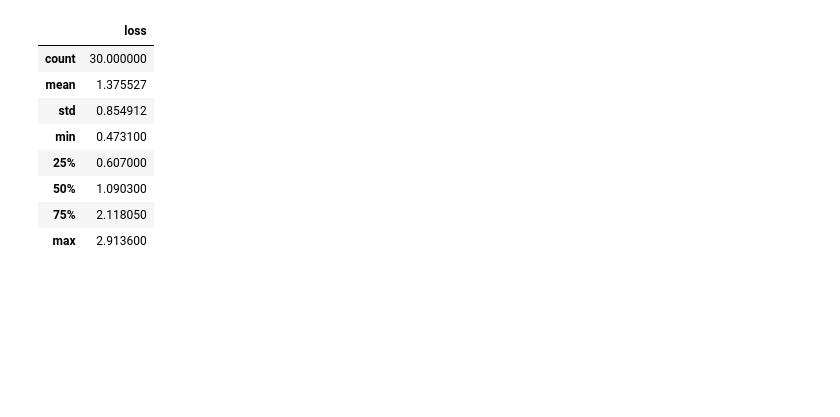
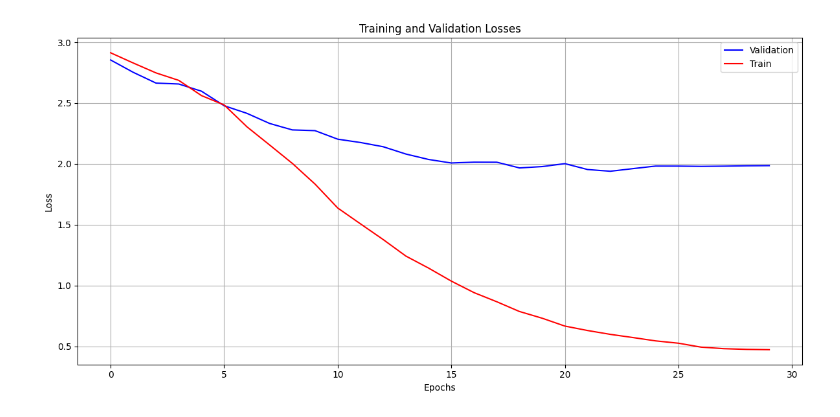
Before and after one commit to Akirahai/AI4SOL_KC, a Jupyter notebook: Train_log_history.ipynb, the cells around one changed output. Cells and saved outputs as stored; diff of their text form; code cells hidden in the pictures; blank space fills up the shorter version.

```diff
--- a/Train_log_history.ipynb
+++ b/Train_log_history.ipynb
@@ -23,12 +23,20 @@ df[['epoch', 'eval_loss', 'train_loss']]
-# %%
-df[['loss']].describe()
-# %% [output]
-|  | loss |
-| count | 30.000000 |
-| mean | 1.375527 |
-| std | 0.854912 |
-| min | 0.473100 |
-| 25% | 0.607000 |
-| 50% | 1.090300 |
-| 75% | 2.118050 |
-| max | 2.913600 |
+# %%
+import matplotlib.pyplot as plt
+
+plt.figure(figsize=(12, 6))
+
+# Plot validation loss
+plt.plot(df_log[['eval_loss']].dropna().reset_index(drop=True), label="Validation", color='blue')
+
+# Plot training loss
+plt.plot(df_log[['loss']].dropna().reset_index(drop=True), label="Train", color='red')
+
+plt.xlabel("Epochs")
+plt.ylabel("Loss")
+plt.title("Training and Validation Losses")
+plt.legend(loc="upper right")
+plt.grid(True)
+plt.tight_layout()
+plt.show()
+# %% [output]
+[figure, added]
```
Also changed, not shown: parts of 1 cell of this notebook, 1 other file.
